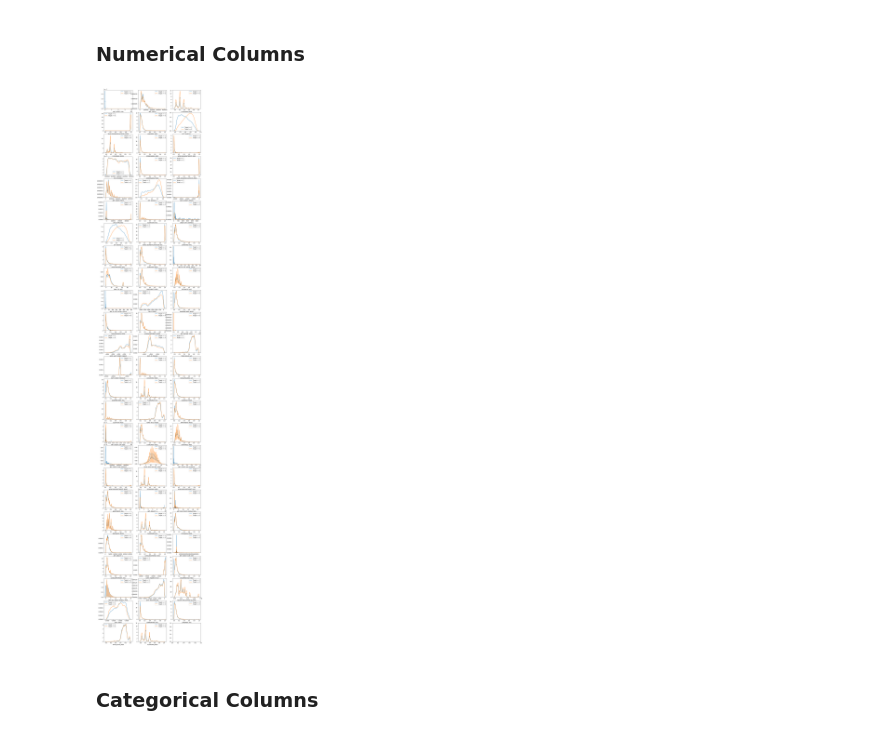
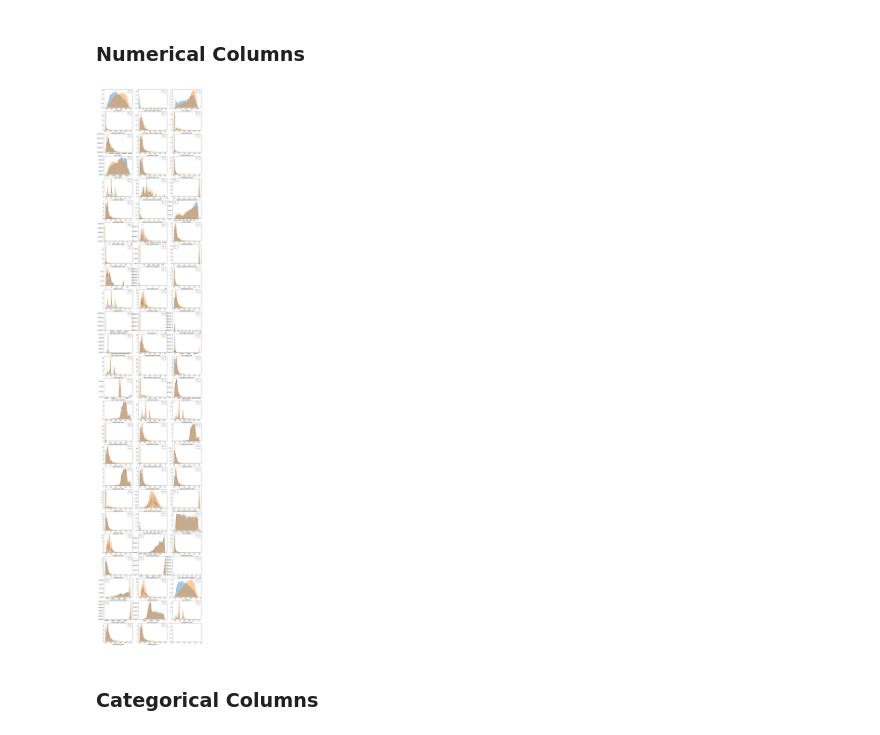
Before and after one commit to gunawanlg/iykra, a Jupyter notebook: Exploratory Data Analysis & Data Wrangling.ipynb, the cells around one changed output. Saved outputs shown, nothing was run; the diff lists cells and outputs as text; code cells hidden in the pictures.

```diff
--- a/Exploratory Data Analysis & Data Wrangling.ipynb
+++ b/Exploratory Data Analysis & Data Wrangling.ipynb
@@ -96,10 +64,3 @@ data_installment = pd.read_csv('csv/eda_wrangling/installments_payments.csv')
 data_cc_balance = pd.read_csv('csv/eda_wrangling/credit_card_balance.csv')
 # %% [markdown]
 Reduce memory usage.
-# %%
-data_appl_train = reduce_mem_usage(data_appl_train)
-data_bureau = reduce_mem_usage(data_bureau)
-data_prev_appl = reduce_mem_usage(data_prev_appl)
-data_bureau_balance = reduce_mem_usage(data_bureau_balance)
-data_installment = reduce_mem_usage(data_installment)
-data_cc_balance = reduce_mem_usage(data_cc_balance)
@@ -192,18 +144,12 @@ cols_cat = list(set(data_2.select_dtypes(exclude=[np.number]).columns) - set([co
 # %% [markdown]
 Remove infinity values.
 # %%
-data_2 = data_2.replace([np.inf, -np.inf], np.nan)
+data_2.loc[:, cols_num] = data_2.loc[:, cols_num].replace([np.inf, -np.inf], np.nan)
 # %% [markdown]
 ### Numerical Columns
-# %%
-n = math.ceil(len(cols_num) / 3)
-fig, ax = plt.subplots(n, 3, figsize=(15, 3.5*n))
-for col, a in zip(cols_num, ax.reshape(-1)):
-    sns.kdeplot(data_2[target_mask][col].dropna(), ax=a)
-    sns.kdeplot(data_2[~target_mask][col].dropna(), ax=a)
-    a.legend(["Target == 1", "Target == 0"])
-    a.set_xlabel(col)
-# %% [output]
-[figure, removed]
+# %%
+plotting.distplot_numerical(data_2, cols_num, col_target)
+# %% [output]
+[figure, added]
 # %% [markdown]
 ### Categorical Columns
```
Also changed, not shown: parts of 15 cells of this notebook, 3 other files.
